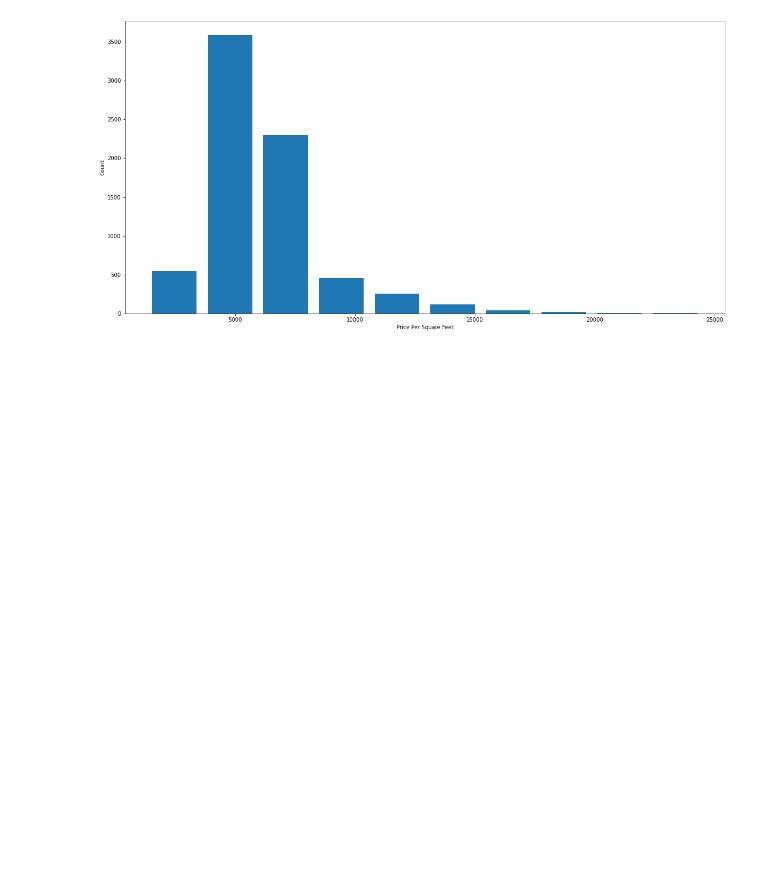
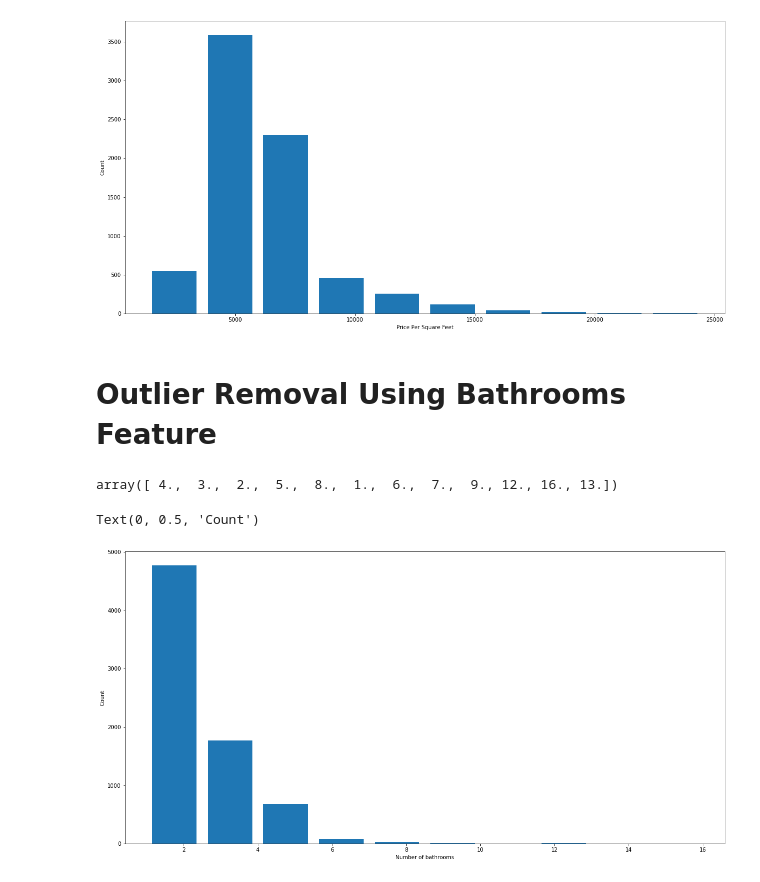
Before and after one commit to shubheshswain91/Data_Science_projects, a Jupyter notebook: bangalore_real_estate_house_prediction.ipynb, the cells around one changed output. Cells and saved outputs as stored; diff of their text form; code cells hidden in the pictures; blank space fills up the shorter version.

```diff
--- a/bangalore_real_estate_house_prediction.ipynb
+++ b/bangalore_real_estate_house_prediction.ipynb
@@ -402,3 +402,16 @@ plt.ylabel("Count")
 # %% [output]
 Text(0, 0.5, 'Count')
 [figure]
+# %% [markdown]
+# Outlier Removal Using Bathrooms Feature
+# %%
+df7.bath.unique()
+# %% [output]
+array([ 4.,  3.,  2.,  5.,  8.,  1.,  6.,  7.,  9., 12., 16., 13.])
+# %%
+plt.hist(df7.bath,rwidth=0.8)
+plt.xlabel("Number of bathrooms")
+plt.ylabel("Count")
+# %% [output]
+Text(0, 0.5, 'Count')
+[figure, added]
```
Also changed, not shown: parts of 37 cells of this notebook, 3 other files.
